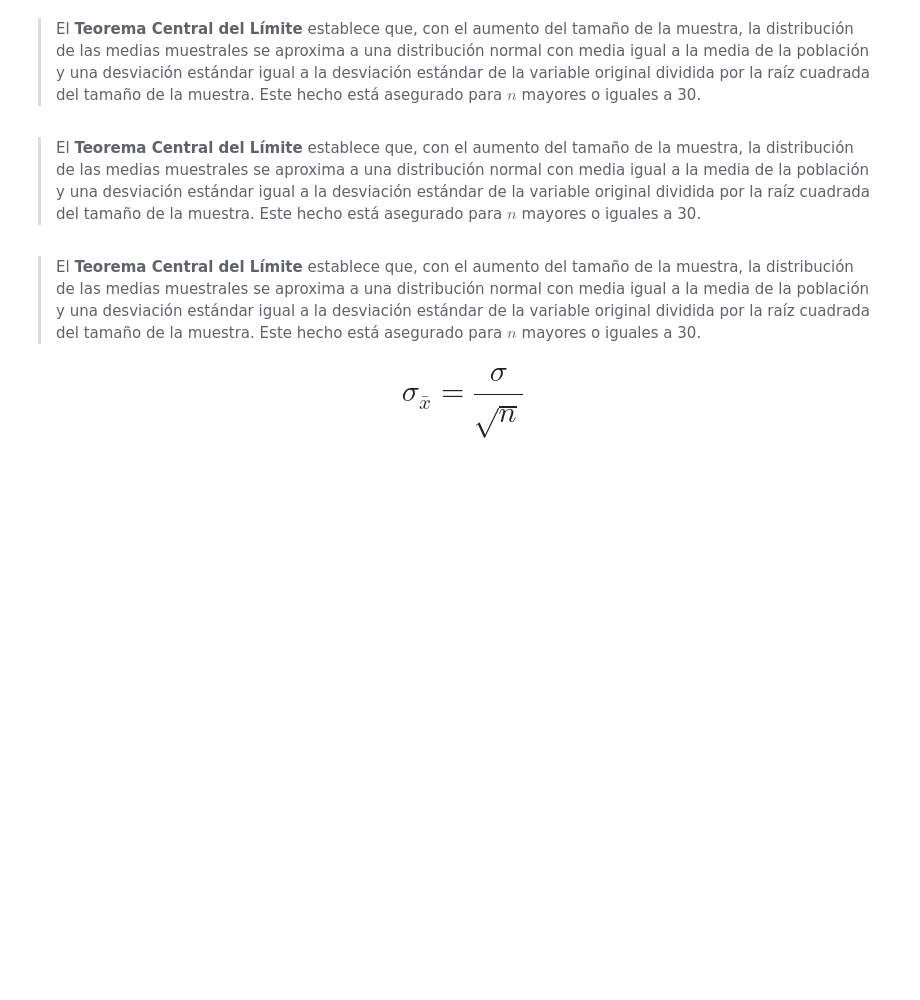
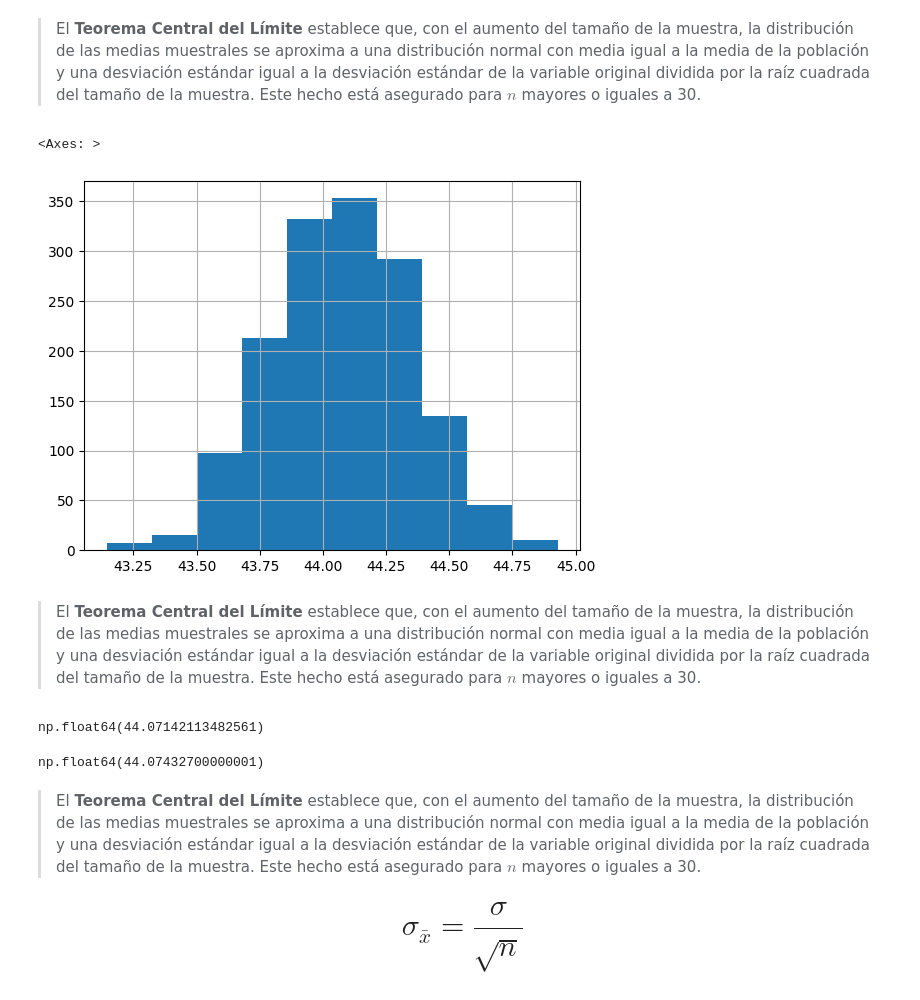
Before and after one commit to adrian-pieroni/estadistica-con-python-probabilidad-y-muestreo, a Jupyter notebook: Inicial.ipynb, the cells around one changed output. Saved outputs shown, nothing was run; the diff lists cells and outputs as text; code cells hidden in the pictures; blank space fills up the shorter version.

```diff
--- a/Inicial.ipynb
+++ b/Inicial.ipynb
@@ -738,7 +755,20 @@ muestras
 # %% [markdown]
 > El **Teorema Central del Límite** establece que, con el aumento del tamaño de la muestra, la distribución de las medias muestrales se aproxima a una distribución normal con media igual a la media de la población y una desviación estándar igual a la desviación estándar de la variable original dividida por la raíz cuadrada del tamaño de la muestra. Este hecho está asegurado para $n$ mayores o iguales a 30.
+# %%
+muestras.mean().hist()
+# %% [output]
+<Axes: >
+[figure, added]
 # %% [markdown]
 > El **Teorema Central del Límite** establece que, con el aumento del tamaño de la muestra, la distribución de las medias muestrales se aproxima a una distribución normal con media igual a la media de la población y una desviación estándar igual a la desviación estándar de la variable original dividida por la raíz cuadrada del tamaño de la muestra. Este hecho está asegurado para $n$ mayores o iguales a 30.
+# %%
+datos.Edad.mean()
+# %% [output]
+np.float64(44.07142113482561)
+# %%
+muestras.mean().mean()
+# %% [output]
+np.float64(44.07432700000001)
 # %% [markdown]
 > El **Teorema Central del Límite** establece que, con el aumento del tamaño de la muestra, la distribución de las medias muestrales se aproxima a una distribución normal con media igual a la media de la población y una desviación estándar igual a la desviación estándar de la variable original dividida por la raíz cuadrada del tamaño de la muestra. Este hecho está asegurado para $n$ mayores o iguales a 30.
 
```
Also changed, not shown: parts of 1 cell of this notebook.
